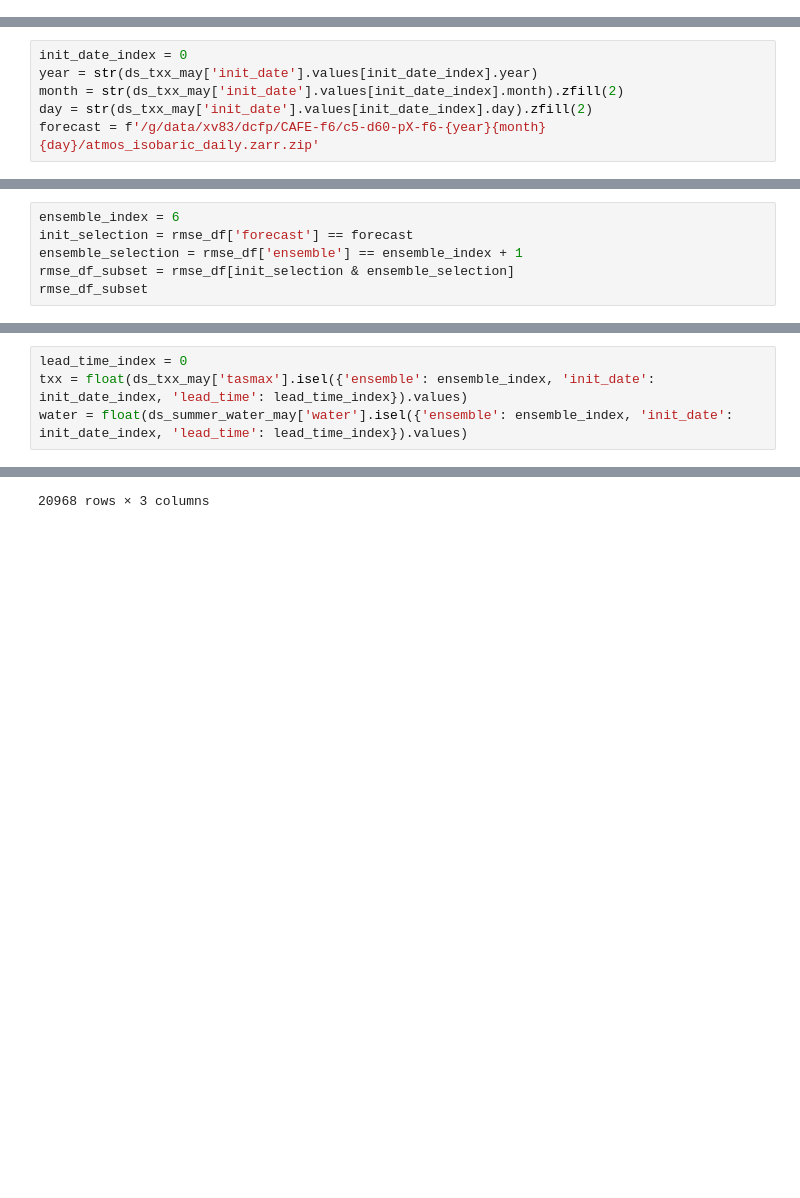
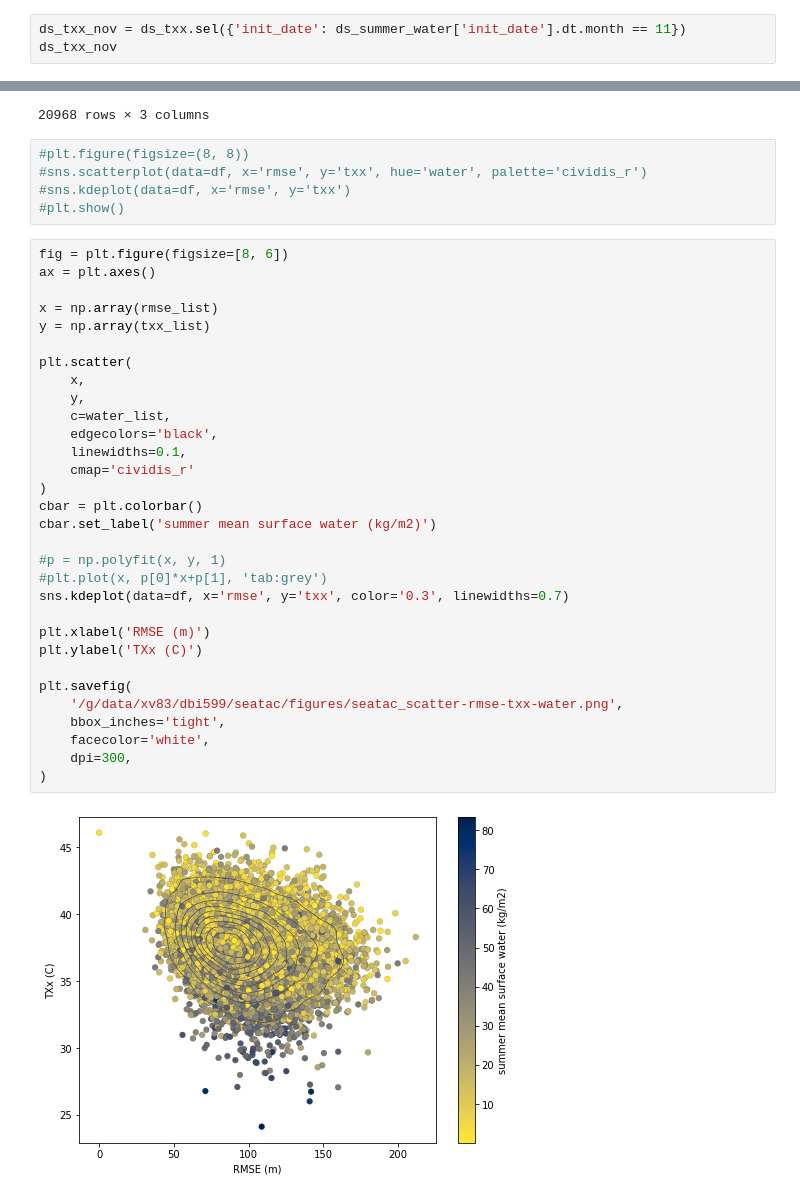
Before and after one commit to DamienIrving/seatac-txx, a Jupyter notebook: soil_moisture.ipynb, the cells around one changed output, grey strips where cells are left out. Cells and saved outputs as stored; diff of their text form; blank space fills up the shorter version.

Commit message:
More plot tweaks

```diff
--- a/soil_moisture.ipynb
+++ b/soil_moisture.ipynb
@@ -120,3 +140,6 @@ Attributes:
     grid_type:  regular
     history:    Thu Dec 02 16:08:28 2021: /g/data/xv83/dbi599/miniconda3/envs...
     title:      AccessOcean-AM2
+# %%
+ds_txx_nov = ds_txx.sel({'init_date': ds_summer_water['init_date'].dt.month == 11})
+ds_txx_nov
@@ -142,9 +184,3 @@ rmse_df
 4592640 rows × 5 columns
 # %% [markdown]
 ## Put it together
-# %%
-init_date_index = 0
-year = str(ds_txx_may['init_date'].values[init_date_index].year)
-month = str(ds_txx_may['init_date'].values[init_date_index].month).zfill(2)
-day = str(ds_txx_may['init_date'].values[init_date_index].day).zfill(2)
-forecast = f'/g/data/xv83/dcfp/CAFE-f6/c5-d60-pX-f6-{year}{month}{day}/atmos_isobaric_daily.zarr.zip'
@@ -155,6 +186,0 @@ forecast
-# %%
-ensemble_index = 6
-init_selection = rmse_df['forecast'] == forecast
-ensemble_selection = rmse_df['ensemble'] == ensemble_index + 1
-rmse_df_subset = rmse_df[init_selection & ensemble_selection]
-rmse_df_subset
@@ -175,4 +186,0 @@ rmse_df_subset
-# %%
-lead_time_index = 0
-txx = float(ds_txx_may['tasmax'].isel({'ensemble': ensemble_index, 'init_date': init_date_index, 'lead_time': lead_time_index}).values)
-water = float(ds_summer_water_may['water'].isel({'ensemble': ensemble_index, 'init_date': init_date_index, 'lead_time': lead_time_index}).values)
@@ -268,3 +278,41 @@ df
 | 20966 | 37.233215 | 7.375331 | 111.071430 |
 | 20967 | 38.389984 | 21.847809 | 81.998200 |
 20968 rows × 3 columns
+# %%
+#plt.figure(figsize=(8, 8))
+#sns.scatterplot(data=df, x='rmse', y='txx', hue='water', palette='cividis_r')
+#sns.kdeplot(data=df, x='rmse', y='txx')
+#plt.show()
+# %%
+fig = plt.figure(figsize=[8, 6])
+ax = plt.axes()
+
+x = np.array(rmse_list)
+y = np.array(txx_list)
+
+plt.scatter(
+    x,
+    y,
+    c=water_list,
+    edgecolors='black',
+    linewidths=0.1,
+    cmap='cividis_r'
+)
+cbar = plt.colorbar()
+cbar.set_label('summer mean surface water (kg/m2)')
+
+#p = np.polyfit(x, y, 1)
+#plt.plot(x, p[0]*x+p[1], 'tab:grey')
+sns.kdeplot(data=df, x='rmse', y='txx', color='0.3', linewidths=0.7)
+
+plt.xlabel('RMSE (m)')
+plt.ylabel('TXx (C)')
+
+plt.savefig(
+    '/g/data/xv83/dbi599/seatac/figures/seatac_scatter-rmse-txx-water.png',
+    bbox_inches='tight',
+    facecolor='white',
+    dpi=300,
+)
+# %% [output]
+[figure, added]
```
Also changed, not shown: parts of 12 cells of this notebook.
